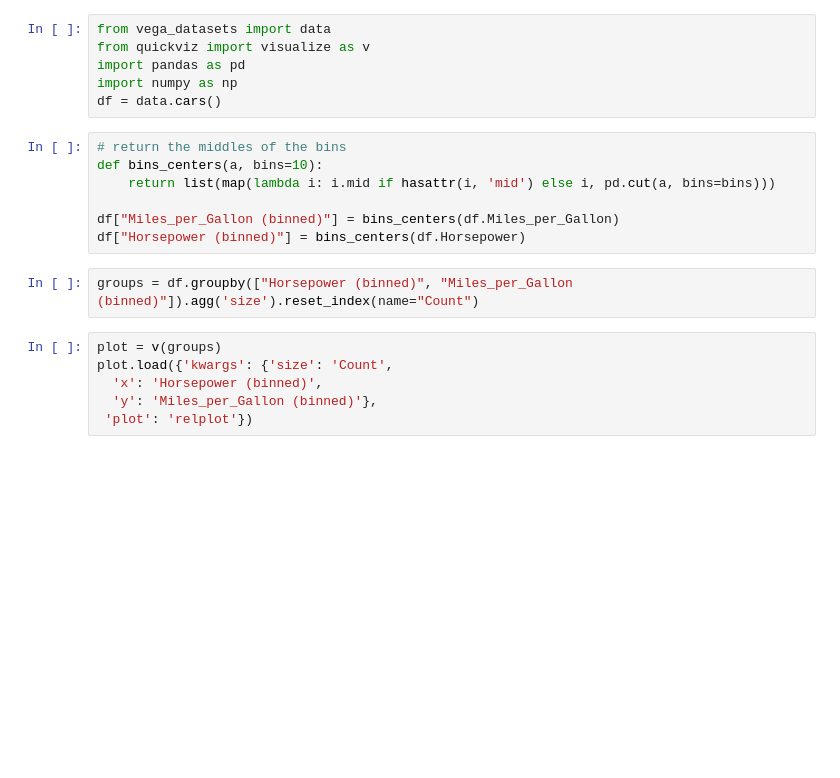
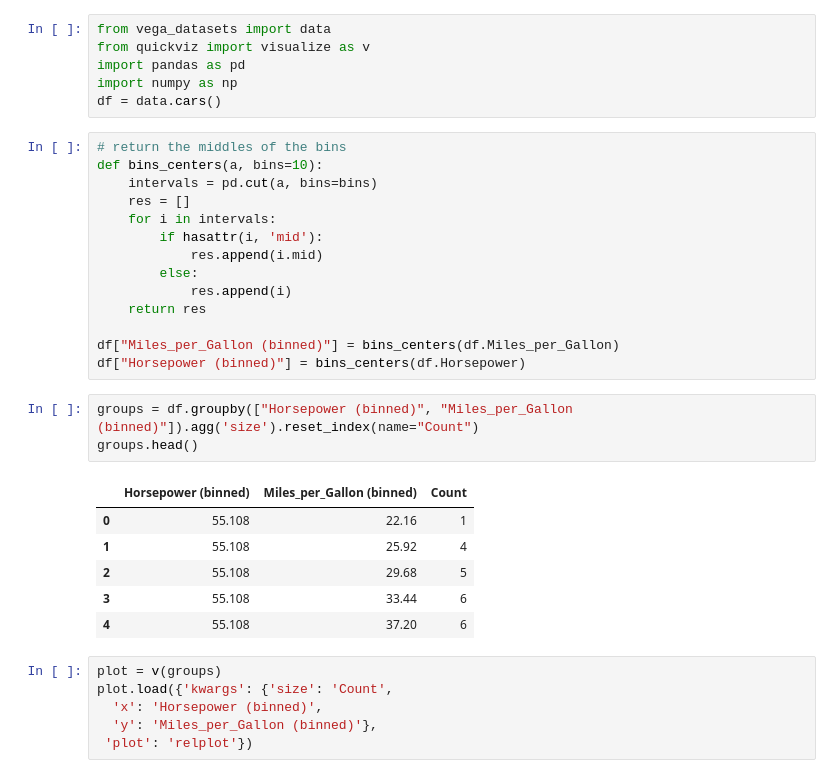
Before and after one commit to chmduquesne/data-science-exercises, a Jupyter notebook: notebooks/Binned cars visualization.ipynb, the cells around one changed output. Cells and saved outputs as stored; diff of their text form; blank space fills up the shorter version.

```diff
--- a/notebooks/Binned cars visualization.ipynb
+++ b/notebooks/Binned cars visualization.ipynb
@@ -7,12 +7,27 @@ df = data.cars()
 # %%
 # return the middles of the bins
 def bins_centers(a, bins=10):
-    return list(map(lambda i: i.mid if hasattr(i, 'mid') else i, pd.cut(a, bins=bins)))
+    intervals = pd.cut(a, bins=bins)
+    res = []
+    for i in intervals:
+        if hasattr(i, 'mid'):
+            res.append(i.mid)
+        else:
+            res.append(i)
+    return res
 
 df["Miles_per_Gallon (binned)"] = bins_centers(df.Miles_per_Gallon)
 df["Horsepower (binned)"] = bins_centers(df.Horsepower)
 # %%
 groups = df.groupby(["Horsepower (binned)", "Miles_per_Gallon (binned)"]).agg('size').reset_index(name="Count")
+groups.head()
+# %% [output]
+|  | Horsepower (binned) | Miles_per_Gallon (binned) | Count |
+| 0 | 55.108 | 22.16 | 1 |
+| 1 | 55.108 | 25.92 | 4 |
+| 2 | 55.108 | 29.68 | 5 |
+| 3 | 55.108 | 33.44 | 6 |
+| 4 | 55.108 | 37.20 | 6 |
 # %%
 plot = v(groups)
 plot.load({'kwargs': {'size': 'Count',
```
